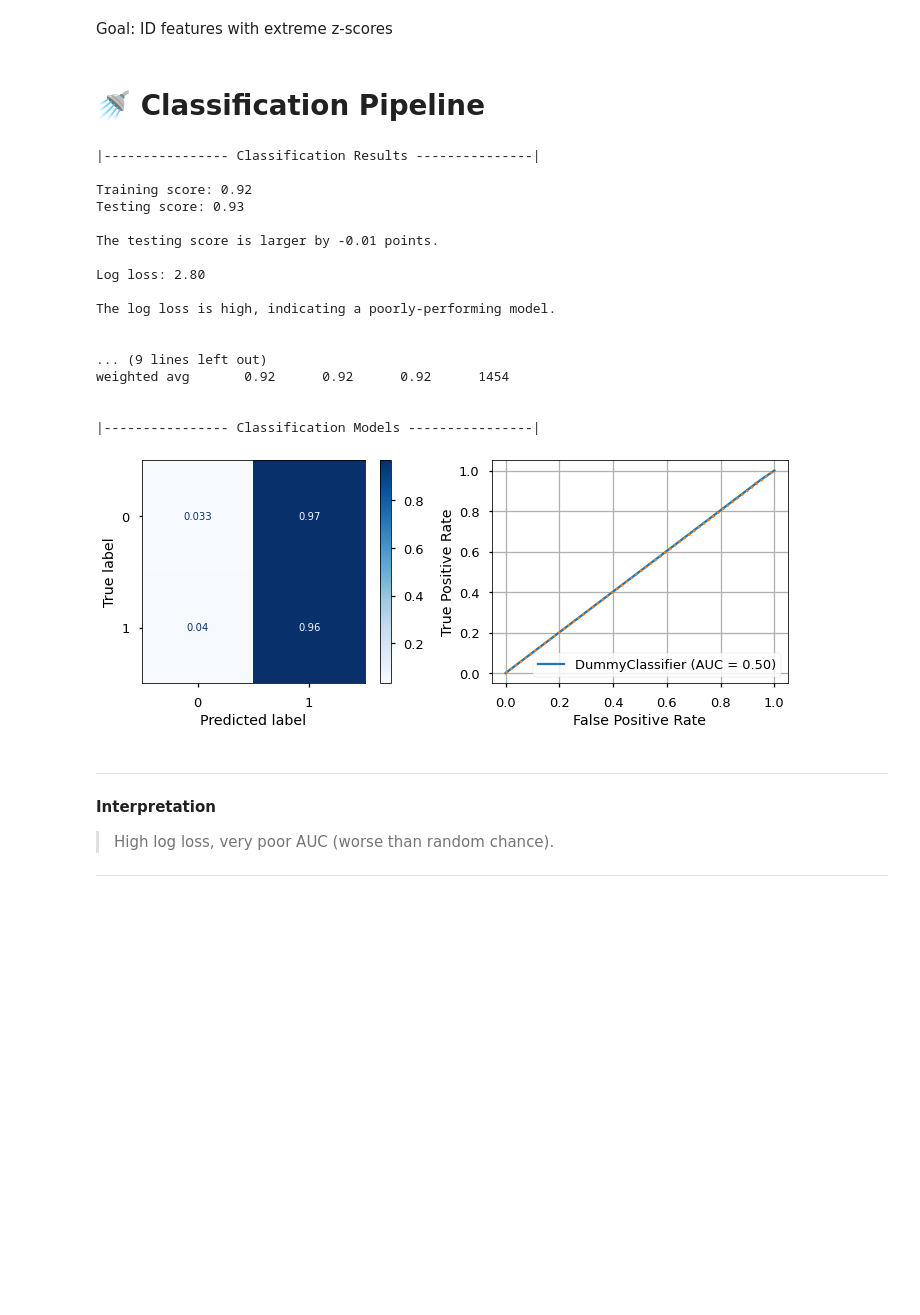
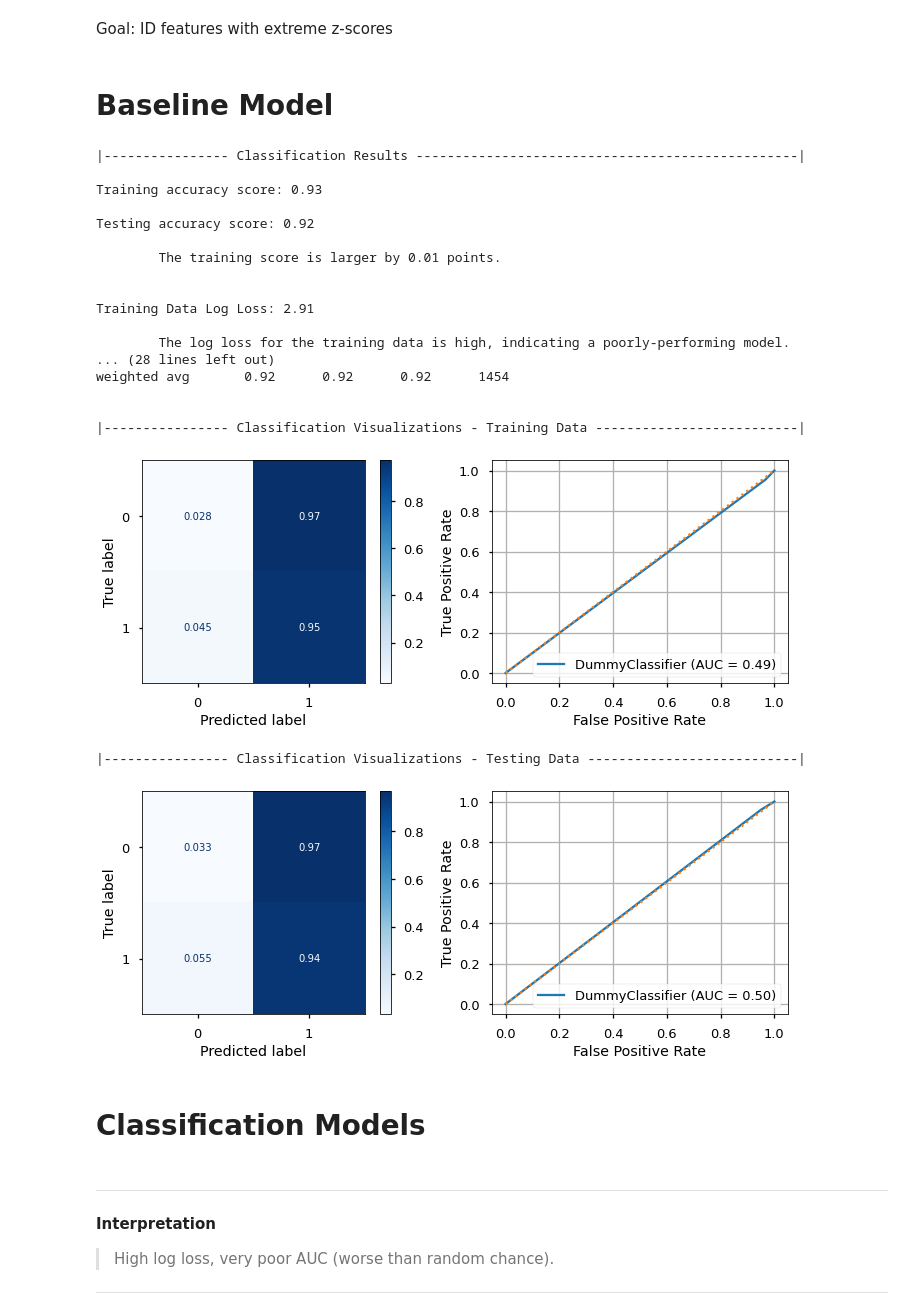
Before and after one commit to BenJMcCarty/Helping_Your_Hosts, a Jupyter notebook: Main.ipynb, the cells around one changed output. Saved outputs shown, nothing was run; the diff lists cells and outputs as text; code cells hidden in the pictures; blank space fills up the shorter version.

Commit message:
Updated classification report layout

```diff
--- a/Main.ipynb
+++ b/Main.ipynb
@@ -1583,36 +1584,41 @@ Length: 162, dtype: float64
 ## Next Step
 # %% [markdown]
 Goal: ID features with extreme z-scores
+# %% [markdown]
+# Baseline Model
+# %%
+## Creating baseline classifier model
+
+clf = DummyClassifier(strategy='stratified')
+
+clf.fit(X_train_tf_df, y_train)
+
+cf.evaluate_classification(clf,X_train = X_train_tf_df, y_train = y_train,
+                           X_test = X_test_tf_df, y_test = y_test,
+                           model_scoring_metric = 'accuracy',)
+# %% [output]
+|---------------- Classification Results -------------------------------------------------|
+
+Training accuracy score: 0.93
+
+Testing accuracy score: 0.92
+
+        The training score is larger by 0.01 points.
+
+
+Training Data Log Loss: 2.91
+
+        The log loss for the training data is high, indicating a poorly-performing model.
+... (28 lines left out)
+weighted avg       0.92      0.92      0.92      1454
+
+
+|---------------- Classification Visualizations - Training Data --------------------------|
+[figure, added]
+|---------------- Classification Visualizations - Testing Data ---------------------------|
+[figure, added]
 # %% [markdown]
-# 🚿 Classification Pipeline
+#  Classification Models
-# %%
-## Creating baseline classifier model
-
-clf = DummyClassifier(strategy='stratified')
-
-clf.fit(X_train_tf_df, y_train)
-
-cf.evaluate_classification(clf, X_test_tf_df, y_test, X_train = X_train_tf_df,
-                        y_train = y_train)
-# %% [output]
-|---------------- Classification Results ---------------|
-
-Training score: 0.92
-Testing score: 0.93
-
-The testing score is larger by -0.01 points.
-
-Log loss: 2.80
-
-The log loss is high, indicating a poorly-performing model.
-
-
-... (9 lines left out)
-weighted avg       0.92      0.92      0.92      1454
-
-
-|---------------- Classification Models ----------------|
-[figure, removed]
 # %% [markdown]
 ---
 
```
Also changed, not shown: parts of 6 cells of this notebook, 2 other files.
